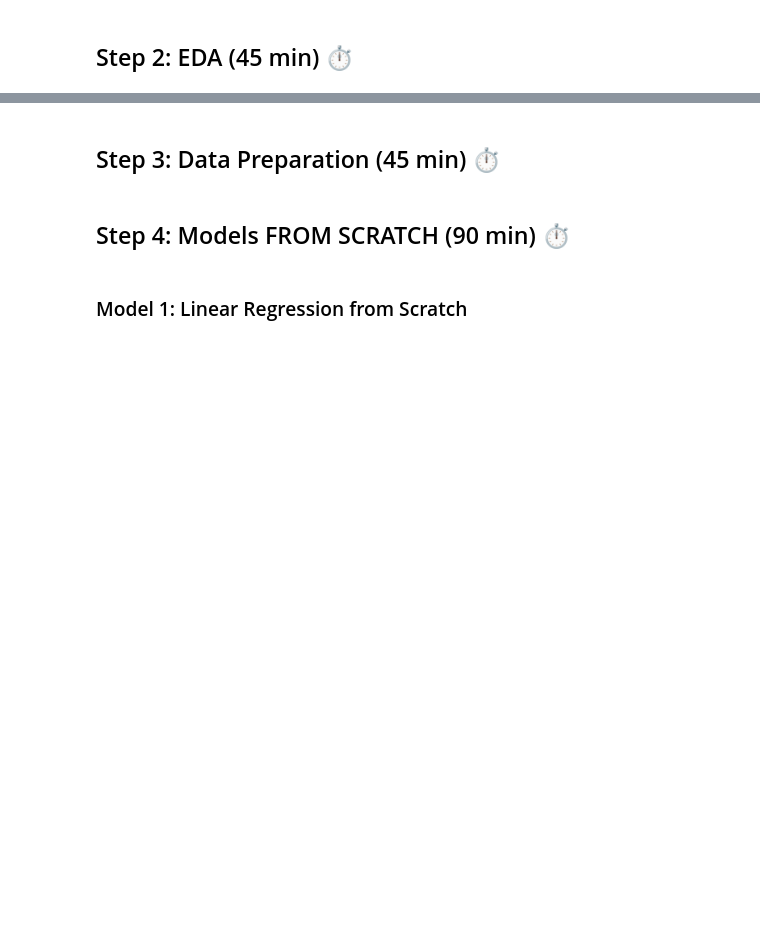
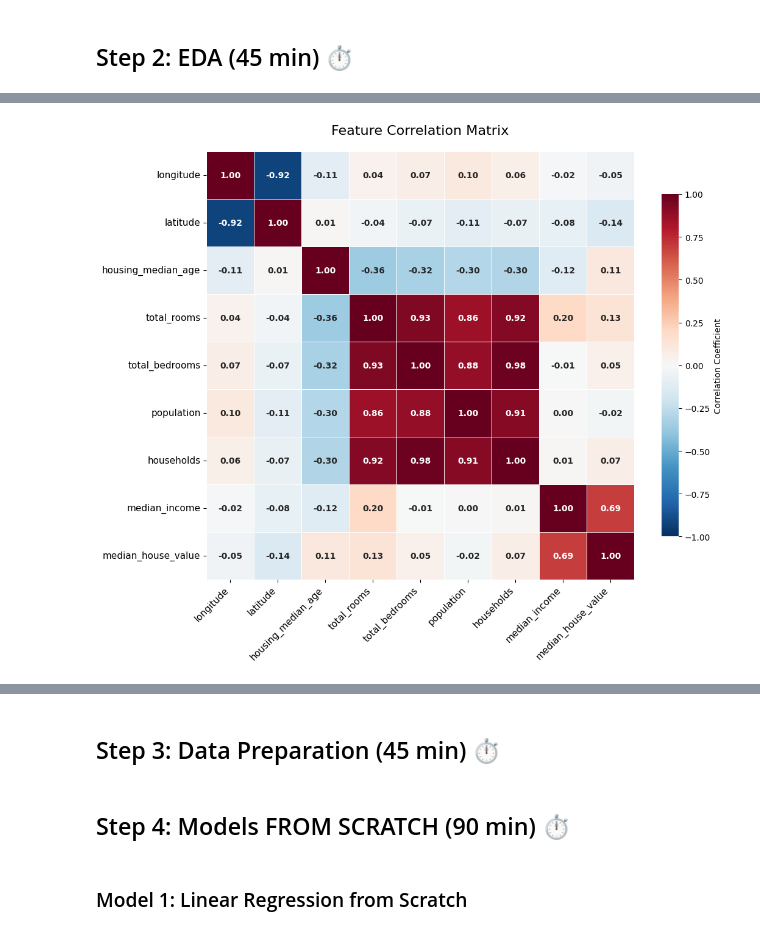
Before and after one commit to zakariabouy/Practice-Makes-Perfect, a Jupyter notebook: 30_Datasets_Challenge/02_House_Prices/house_prices_from_scratch.ipynb, the cells around one changed output, grey strips where cells are left out. Drawn from its saved outputs; the diff is of its cells as text; code cells hidden in the pictures; blank space fills up the shorter version.

```diff
--- a/30_Datasets_Challenge/02_House_Prices/house_prices_from_scratch.ipynb
+++ b/30_Datasets_Challenge/02_House_Prices/house_prices_from_scratch.ipynb
@@ -44,4 +106,28 @@ df.head()
 # %%
-# Correlation heatmap (you missed this in Titanic — do it here)
+# Correlation heatmap
+plt.figure(figsize=(11, 9))
+
+corr_matrix = df.select_dtypes(include=[np.number]).corr()
+
+sns.heatmap(corr_matrix,
+            annot=True,              # Show values
+            fmt='.2f',               # Format to 2 decimals
+            cmap='RdBu_r',           # Red-Blue colormap (reversed)
+            center=0,                 # Center at 0
+            square=True,              # Square cells
+            linewidths=0.5,           # Add lines between cells
+            linecolor='white',        # Line color
+            cbar_kws={'shrink': 0.8, 'label': 'Correlation Coefficient'},  # Colorbar options
+            annot_kws={'size': 10, 'weight': 'bold'},  # Text formatting
+            mask=None,                 # No mask
+            vmin=-1, vmax=1)           # Set value range
+
+plt.title('Feature Correlation Matrix', fontsize=16, pad=20)
+plt.xticks(rotation=45, ha='right', fontsize=11)
+plt.yticks(fontsize=11)
+plt.tight_layout()
+plt.show()
+# %% [output]
+[figure, added]
 # %%
 # Scatter plots: top correlated features vs target
```
Also changed, not shown: parts of 20 cells of this notebook, 1 other file.
